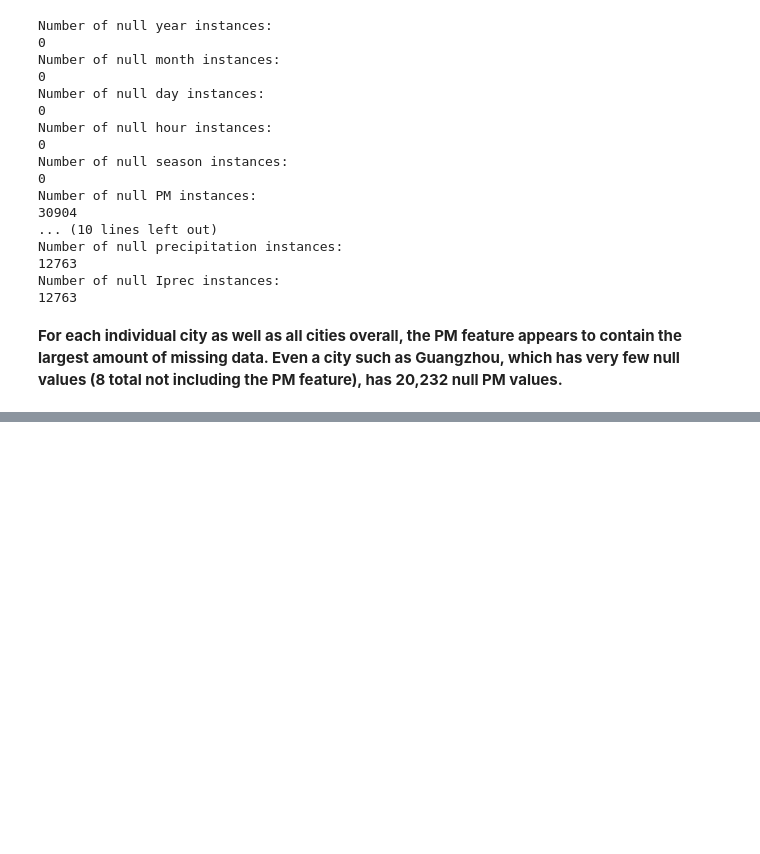
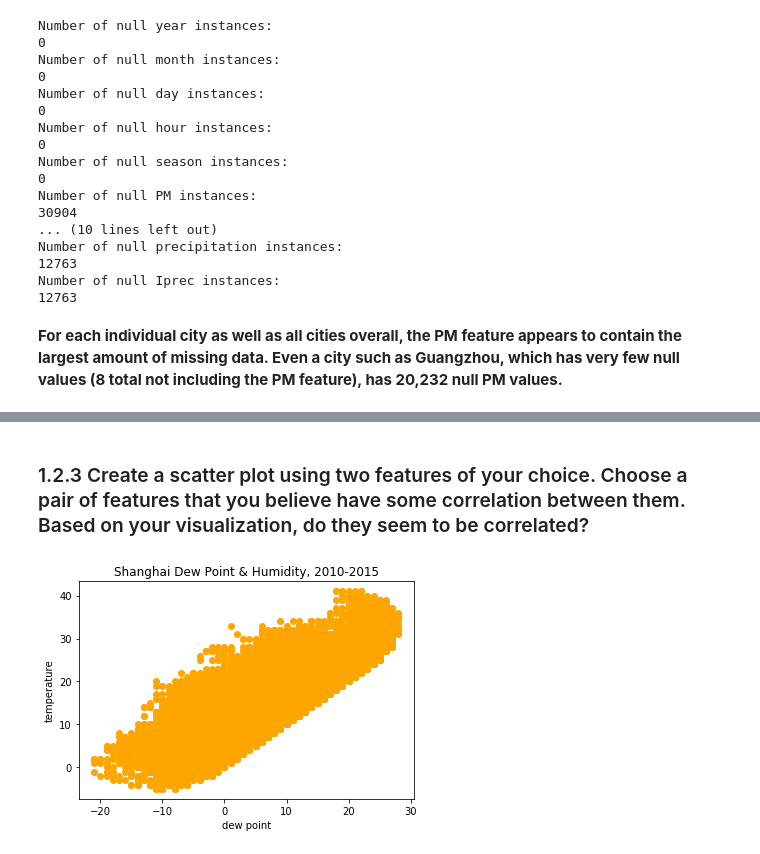
Before and after one commit to run-cmw/data-mining-practice, a Jupyter notebook: assignment5-wells.ipynb, the cells around one changed output, grey strips where cells are left out. Cells and saved outputs as stored; diff of their text form; code cells hidden in the pictures; blank space fills up the shorter version.

```diff
--- a/assignment5-wells.ipynb
+++ b/assignment5-wells.ipynb
@@ -703,0 +771,11 @@ Number of null Iprec instances:
+# %% [markdown]
+### 1.2.3 Create a scatter plot using two features of your choice. Choose a pair of features that you believe have some correlation between them. Based on your visualization, do they seem to be correlated?
+# %%
+shanghai_daily = shanghai_df.set_index(pd.to_datetime(shanghai_df[['year', 'month', 'day', 'hour']]))
+
+plt.title("Shanghai Dew Point & Humidity, 2010-2015")
+scatter_plot = plt.scatter(data=shanghai_daily, x='DEWP', y='TEMP', c='orange')
+plt.ylabel("temperature")
+plt.xlabel("dew point");
+# %% [output]
+[figure, added]
```
Also changed, not shown: parts of 26 cells of this notebook.
